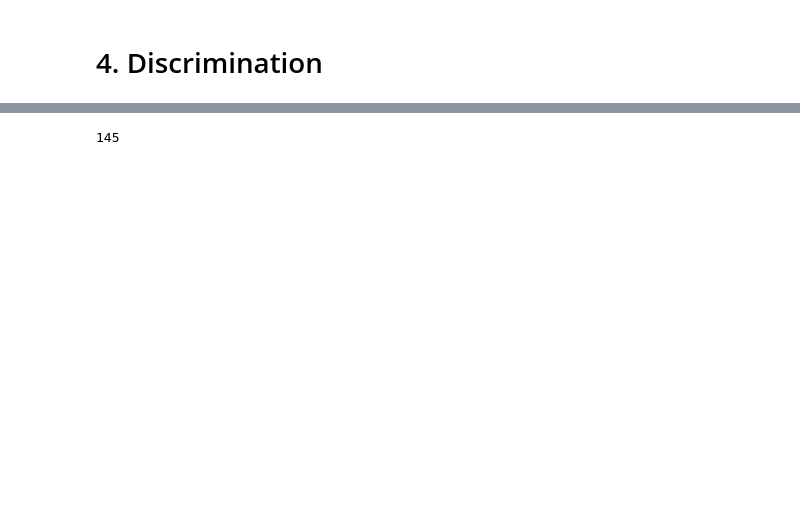
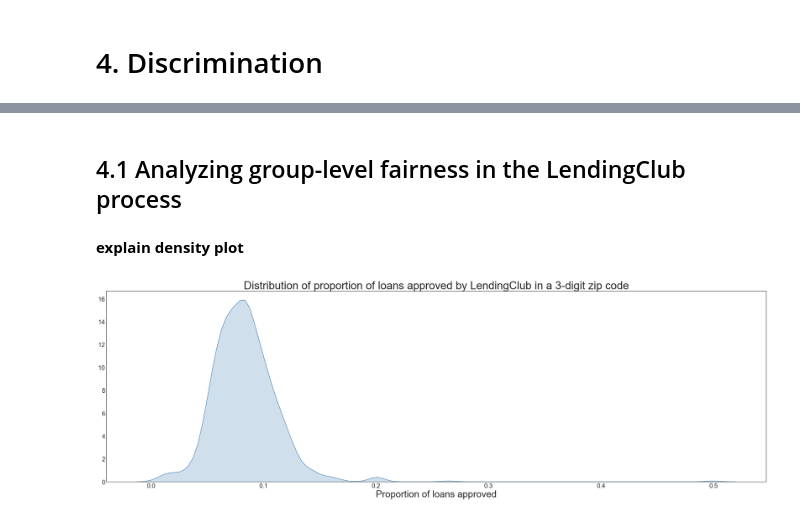
Before and after one commit to bhavenp/209A-FinalProject, a Jupyter notebook: final_website/4. Discrimination.ipynb, the cells around one changed output, grey strips where cells are left out. Drawn from its saved outputs; the diff is of its cells as text; code cells hidden in the pictures; blank space fills up the shorter version.

```diff
--- a/final_website/4. Discrimination.ipynb
+++ b/final_website/4. Discrimination.ipynb
@@ -1,5 +1,32 @@
 # %% [markdown]
 # 4. Discrimination
+# %%
+import numpy as np
+import pandas as pd
+import matplotlib
+import matplotlib.pyplot as plt
+%matplotlib inline
+import seaborn as sns
+sns.set_style("white")
+import statsmodels.api as sm
+from statsmodels.api import OLS
+lc_census_merged14 = pd.read_csv('../data/2014_loan_data/pct_accepted_by_zip3_2014_ALL.csv', dtype={'zip_3':str})
+all_loans_2014 = pd.read_csv('../hugo/all_loans_2014', dtype={'ZIP':str}, low_memory = False)
+all_loans_2015 = pd.read_csv('../hugo/all_loans_2015', dtype={'ZIP':str}, low_memory = False)
+census = pd.read_csv('../data/census_zip3.csv', dtype={'zip_3':str})
+loans_bought14 = pd.read_csv('../hugo/loans_bought_2014', dtype={'ZIP':str}, header=1)
+loans_bought15 = pd.read_csv('../hugo/loans_bought_2015', dtype={'ZIP':str}, header=1)
+loans_bought14.Real_ROI = pd.to_numeric(loans_bought14.Real_ROI, errors='coerce')
+loans_bought14.annualized_amnt = pd.to_numeric(loans_bought14.annualized_amnt, errors='coerce')
+loans_bought14.amnt = pd.to_numeric(loans_bought14.amnt, errors='coerce')
+loans_bought15.Real_ROI = pd.to_numeric(loans_bought15.Real_ROI, errors='coerce')
+loans_bought15.annualized_amnt = pd.to_numeric(loans_bought15.annualized_amnt, errors='coerce')
+loans_bought15.amnt = pd.to_numeric(loans_bought15.amnt, errors='coerce')
+all_loans_2014_merged = all_loans_2014.merge(census, "left", left_on="ZIP", right_on="zip_3")
+all_loans_2015_merged = all_loans_2015.merge(census, "left", left_on="ZIP", right_on="zip_3")
+loans_bought14_merged = loans_bought14.merge(census, "left", left_on="ZIP", right_on="zip_3")
+loans_bought15_merged = loans_bought15.merge(census, "left", left_on="ZIP", right_on="zip_3")
+loans_bought15_merged.pct_accepted = pd.to_numeric(loans_bought15_merged.pct_accepted, errors='coerce')
 # %% [markdown]
 As was estbalished in the introduction, we can define discrimination at either the group level or the individual level. In the context of this project, before even debating which one of these approaches might be more justifiable, it will be important to examine what data we have available to us. Below is a brief summary of what characteristics would be legal or moral grounds for claiming discrimination and what characteristics are available to us through the data.
 
@@ -75,4 +100,13 @@ dat = pd.read_csv('../data/2014_loan_data/LoanStats_2014_A.csv')
-# %%
-len(dat.columns)
-# %% [output]
-145
+# %% [markdown]
+## 4.1 Analyzing group-level fairness in the LendingClub process
+# %% [markdown]
+**explain density plot**
+# %%
+plt.figure(figsize=(30,10))
+sns.kdeplot(lc_census_merged14['pct_accepted'].dropna(), shade=True, color='steelblue', legend=False)
+plt.xlabel('Proportion of loans approved', fontsize=30)
+plt.title('Distribution of proportion of loans approved by LendingClub in a 3-digit zip code', fontsize=35)
+plt.tick_params(labelsize=20)
+plt.tight_layout()
+# %% [output]
+[figure, added]
```
Also changed, not shown: parts of 13 cells of this notebook, 2 other files.
